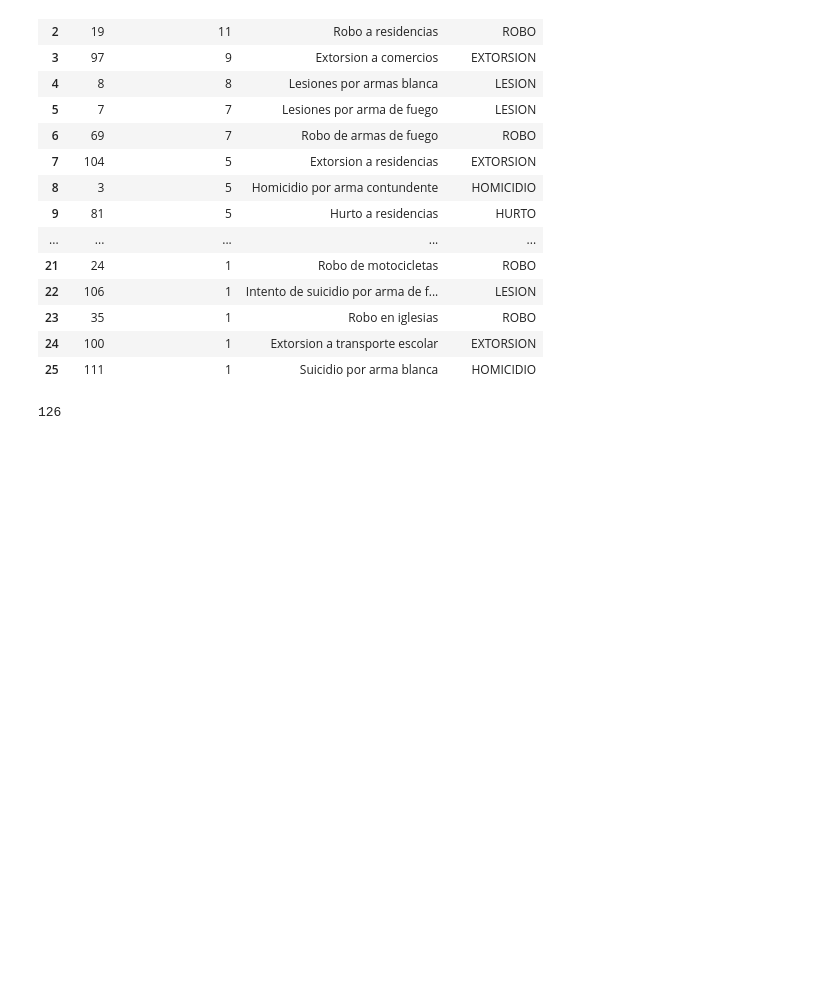
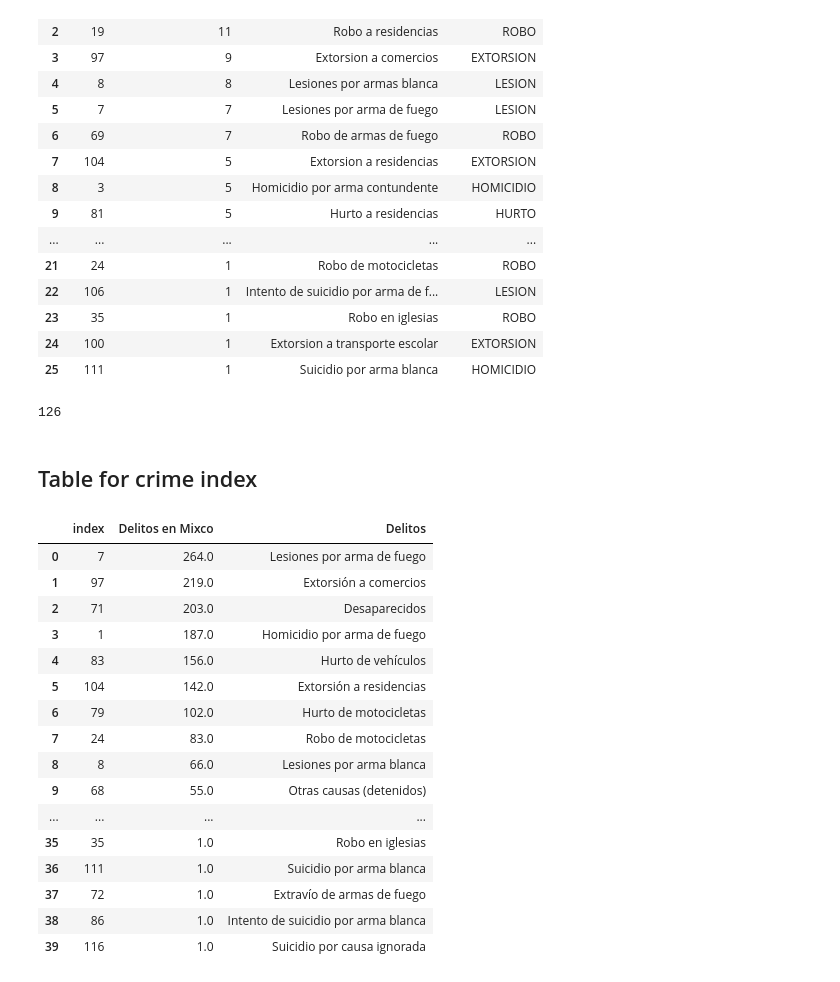
Before and after one commit to nathsmo/Victimas_PNC_2017, a Jupyter notebook: Procesamiento2.ipynb, the cells around one changed output. Saved outputs shown, nothing was run; the diff lists cells and outputs as text; code cells hidden in the pictures; blank space fills up the shorter version.

Commit message:
Creando funcion para investigacion del tipo de delitos cometidos

```diff
--- a/Procesamiento2.ipynb
+++ b/Procesamiento2.ipynb
@@ -277,0 +270,60 @@ plt.show()
+# %% [markdown]
+## Table for crime index
+# %%
+number = list(range(1,127))
+number.remove(13)
+number.remove(14)
+number.remove(18)
+number.remove(57)
+number.remove(70)
+number.remove(122)
+# %%
+delitos_descr = ["Homicidio por arma de fuego", "Homicidio por arma blanca", "Homicidio por arma contundente", "Homicidio por artefacto explosivo",
+"Homicidio por estrangulamiento", "Homicidio por linchamiento", "Lesiones por arma de fuego", "Lesiones por arma blanca", "Lesiones por arma contundente",
+"Lesiones por artefacto explosivo", "Lesiones por linchamiento", "Agresión", "Secuestro", "Autosecuestro", "Allanamiento de morada", "Robo a residencias",
+"Robo a comercios", "Hurto a comercios", "Robo de vehículos", "Robo de camiones/trailers con mercadería", "Robo de motocicletas", "Portación ilegal arma de fuego",
+"Portación arma blanca", "Robo a bancos", "Robos a turistas extranjeros", "Robo a turistas nacionales", "Robo a peatones", "Robo a blindados", "Robo a buses urbanos",
+"Robo a buses extraurbanos", "Cobro ilegal de impuesto a buses", "Robo en iglesias", "Otros robos y hurtos", "Impuesto a negocios", "En desalojos de fincas",
+"En allanamientos judiciales", "Extorsión","Portación artefacto explosivo","Tenencia de droga","Tráfico de droga","Siembra y cultivo de drogas",
+"Delitos forestales","Cohecho","Orden de captura","Riña","Daños","Ebriedad y escándalo","Escándalo bajo efectos de droga","Responsabilidad de conductores",
+"Accidente de tránsito","Indocumentados extranjeros (remitidos)","Estafa","Perversión de menores","Contrabando","Disparos","Falsificación de documentos",
+"Falsificación de moneda","Disturbios","Tenencia de licores clandestirnos","Rapto","Actos inmorales en la vía pública","Maltrato infantil","Juegos ilícitos",
+"Otras causas (detenidos)","Robo de armas de fuego","Desaparecidos","Extravío de armas de fuego","Robo a microbuses extraurbanos","Robo a microbuses urbanos",
+"Hurto de armas de fuego","Hurto a buses extraurbanos","Hurto a buses urbanos","Hurto a iglesias","Hurto de motocicletas","Hurto a peatones",
+"Hurto a residencias","Hurto a turistas extranjeros","Hurto de vehículos","Violación","Robo a bus","Intento de suicidio por arma blanca",
+"Suicidio por arma de fuego","Suicidio por asfixia","Suicidio por intoxicación de insecticida","Intento de suicidio por intoxicación de medicamentos",
+"Suicidio por otras intoxicaciones","Suicidio por politraumatismo","Suicidio por intoxicación de envenenamiento","Extorsión a buses extraurbanos",
+"Extorsión a buses urbanos","Extorsión a centro educativo","Extorsión a comercios","Extorsión a municipalidad","Extorsión a taxis","Extorsión a transporte escolar",
+"Extorsión a transporte pesado","Extorsión a mototaxis","Extorsión a iglesias","Extorsión a residencias","Otras extorsiones","Intento de suicidio por arma de fuego",
+"Intento de suicidio por asfixia","Intento de suicidio por intoxicación de insecticida","Intento de suicidio por otras intoxicaciones","Intento de suicidio por politraumatismo","Suicidio por arma blanca",
+"Intento de suicidio por intoxiación de envenenamiento","Suicidio por intoxicación de medicamentos","Extorsión a instituciones","Hurto a bancos",
+"Suicidio por causa ignorada","Intento de suicidio por quemadura","Armas incautadas","Intento de suicidio por intoxicación alcohólica","Suicidio por intoxicación alcohólica",
+"Intento de suicidio por causa ignorada","Intento de suicidio por arma contundente","Motos recuperadas","Vehículos recuperados","Lesiones por vapuleo"]
+# %%
+data = {'index':number, 'Delitos':delitos_descr}
+
+# Create DataFrame
+descrip = pd.DataFrame(data)
+del_coms = pd.DataFrame(del_com)
+# %%
+df_outer = pd.merge(del_com, descrip, on='index', how='outer')
+# %%
+df_outer.dropna()
+# %% [output]
+|  | index | Delitos en Mixco | Delitos |
+| 0 | 7 | 264.0 | Lesiones por arma de fuego |
+| 1 | 97 | 219.0 | Extorsión a comercios |
+| 2 | 71 | 203.0 | Desaparecidos |
+| 3 | 1 | 187.0 | Homicidio por arma de fuego |
+| 4 | 83 | 156.0 | Hurto de vehículos |
+| 5 | 104 | 142.0 | Extorsión a residencias |
+| 6 | 79 | 102.0 | Hurto de motocicletas |
+| 7 | 24 | 83.0 | Robo de motocicletas |
+| 8 | 8 | 66.0 | Lesiones por arma blanca |
+| 9 | 68 | 55.0 | Otras causas (detenidos) |
+| ... | ... | ... | ... |
+| 35 | 35 | 1.0 | Robo en iglesias |
+| 36 | 111 | 1.0 | Suicidio por arma blanca |
+| 37 | 72 | 1.0 | Extravío de armas de fuego |
+| 38 | 86 | 1.0 | Intento de suicidio por arma blanca |
+| 39 | 116 | 1.0 | Suicidio por causa ignorada |
```
Also changed, not shown: parts of 4 cells of this notebook.
